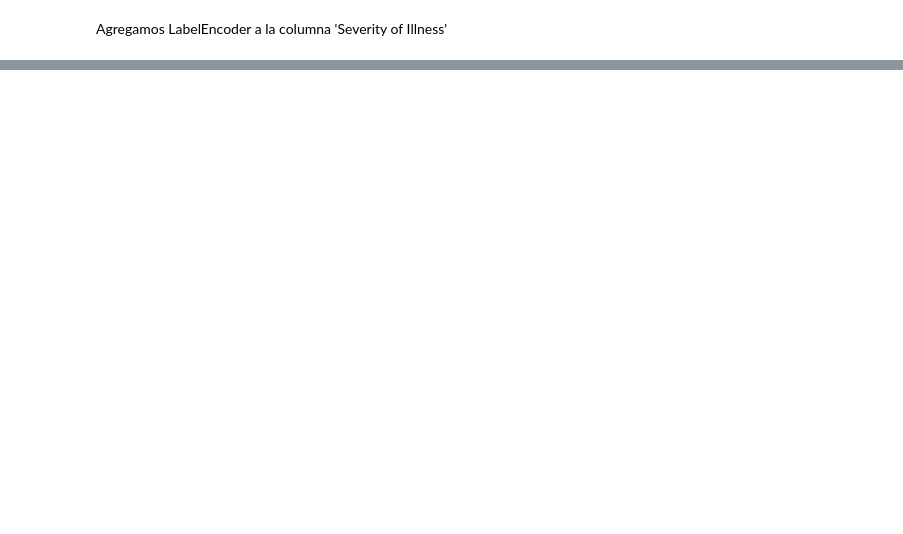
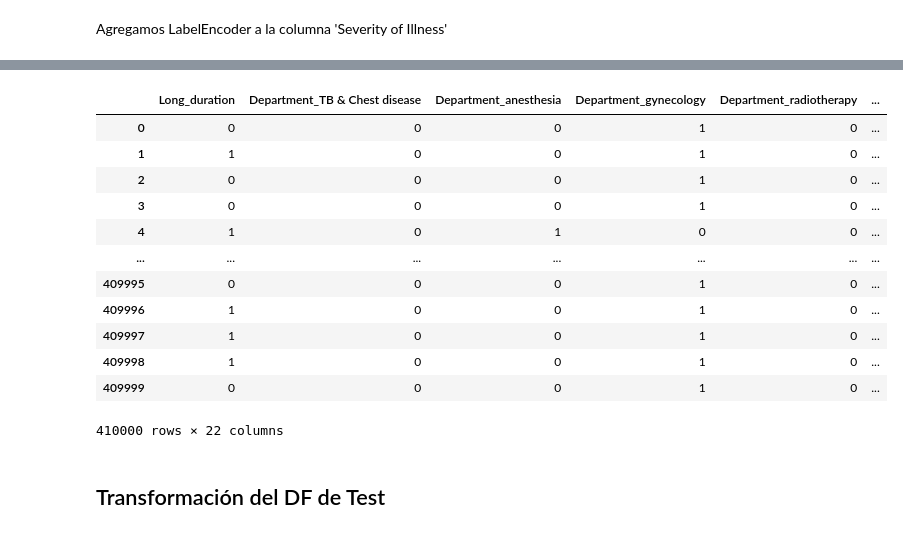
Before and after one commit to alkymvaletta/PI02_Datathon_AV, a Jupyter notebook: EDA.ipynb, the cells around one changed output, grey strips where cells are left out. Cells and saved outputs as stored; diff of their text form; code cells hidden in the pictures; blank space fills up the shorter version.

```diff
--- a/EDA.ipynb
+++ b/EDA.ipynb
@@ -266,0 +411,18 @@ df_traindummis.to_csv("prueba")
+# %%
+df_traindummis2
+# %% [output]
+|  | Long_duration | Department_TB & Chest disease | Department_anesthesia | Department_gynecology | Department_radiotherapy | ... |
+| 0 | 0 | 0 | 0 | 1 | 0 | ... |
+| 1 | 1 | 0 | 0 | 1 | 0 | ... |
+| 2 | 0 | 0 | 0 | 1 | 0 | ... |
+| 3 | 0 | 0 | 0 | 1 | 0 | ... |
+| 4 | 1 | 0 | 1 | 0 | 0 | ... |
+| ... | ... | ... | ... | ... | ... | ... |
+| 409995 | 0 | 0 | 0 | 1 | 0 | ... |
+| 409996 | 1 | 0 | 0 | 1 | 0 | ... |
+| 409997 | 1 | 0 | 0 | 1 | 0 | ... |
+| 409998 | 1 | 0 | 0 | 1 | 0 | ... |
+| 409999 | 0 | 0 | 0 | 1 | 0 | ... |
+410000 rows × 22 columns
+# %% [markdown]
+## Transformación del DF de Test
```
Also changed, not shown: parts of 34 cells of this notebook, 5 other files.
